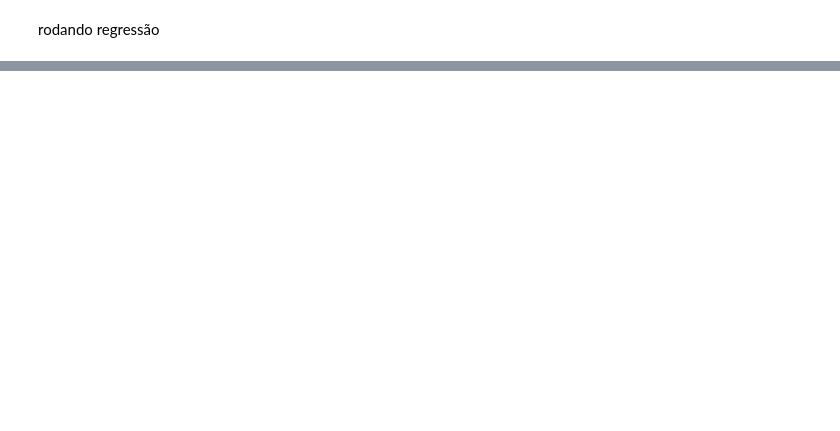
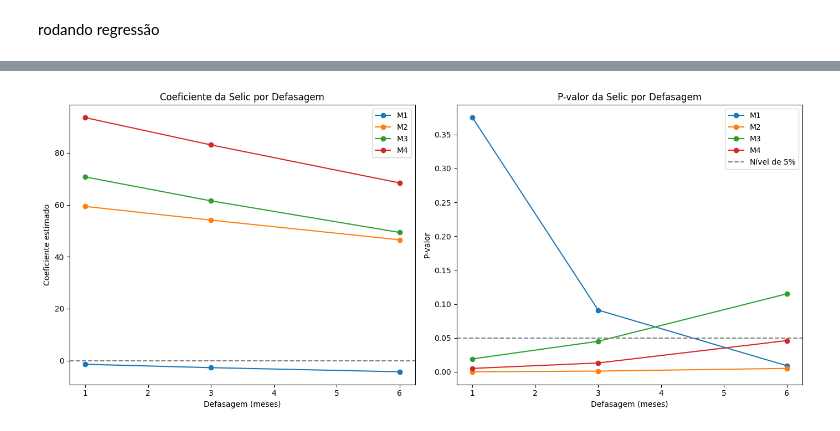
Before and after one commit to iagonmic/brazilian-monetary-aggregates-analysis, a Jupyter notebook: analysis.ipynb, the cells around one changed output, grey strips where cells are left out. Saved outputs shown, nothing was run; the diff lists cells and outputs as text; code cells hidden in the pictures; blank space fills up the shorter version.

Commit message:
more results

```diff
--- a/analysis.ipynb
+++ b/analysis.ipynb
@@ -208,0 +331,52 @@ OLS Regression Results
+# %%
+import matplotlib.pyplot as plt
+
+# Defasagens analisadas
+lags = [1, 3, 6]
+
+# Resultados da regressão (exemplo com M1 já preenchido)
+results = {
+    "M1": {
+        "coef": [-1.4036, -2.7073, -4.2968],
+        "pval": [0.375, 0.091, 0.009]
+    },
+    "M2": {
+        "coef": [59.3953, 54.1165, 46.5392],  # preencher com seus resultados
+        "pval": [0.000, 0.001, 0.005]
+    },
+    "M3": {
+        "coef": [70.7543, 61.5446, 49.3852],
+        "pval": [0.019, 0.045, 0.115]
+    },
+    "M4": {
+        "coef": [93.5906, 83.0890, 68.4581],
+        "pval": [0.005, 0.013, 0.046]
+    }
+}
+
+fig, ax = plt.subplots(1, 2, figsize=(14, 6))
+
+# Gráfico 1: Coeficientes
+for m, vals in results.items():
+    ax[0].plot(lags, vals["coef"], marker="o", label=m)
+
+ax[0].axhline(0, color="gray", linestyle="--")
+ax[0].set_title("Coeficiente da Selic por Defasagem")
+ax[0].set_xlabel("Defasagem (meses)")
+ax[0].set_ylabel("Coeficiente estimado")
+ax[0].legend()
+
+# Gráfico 2: P-valores
+for m, vals in results.items():
+    ax[1].plot(lags, vals["pval"], marker="o", label=m)
+
+ax[1].axhline(0.05, color="gray", linestyle="--", label="Nível de 5%")
+ax[1].set_title("P-valor da Selic por Defasagem")
+ax[1].set_xlabel("Defasagem (meses)")
+ax[1].set_ylabel("P-valor")
+ax[1].legend()
+
+plt.tight_layout()
+plt.show()
+# %% [output]
+[figure, added]
```
Also changed, not shown: parts of 24 cells of this notebook.
